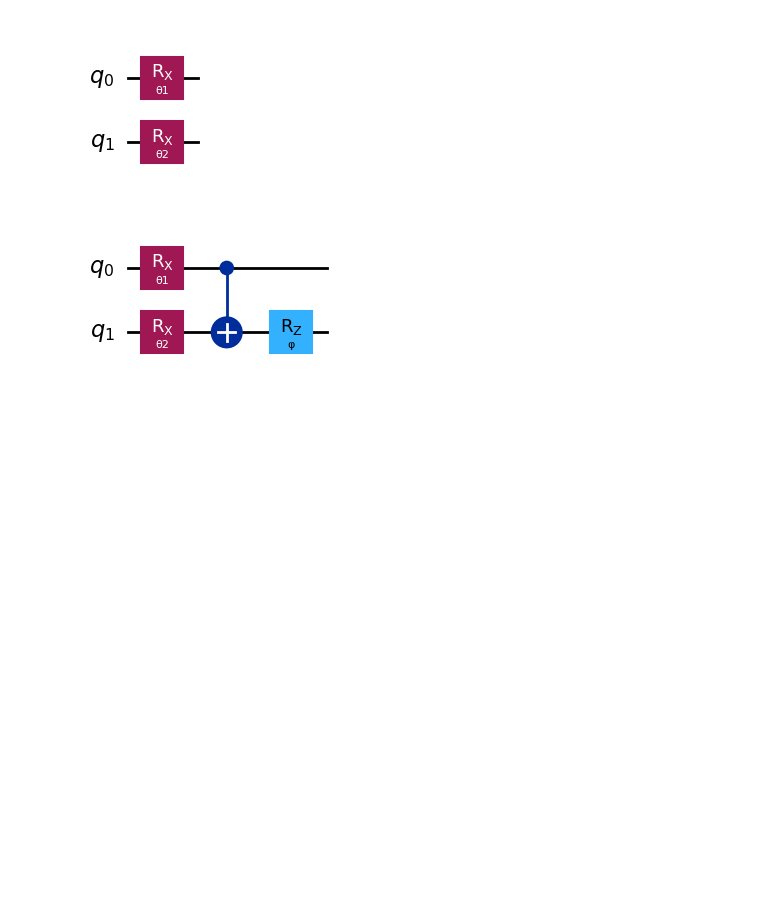
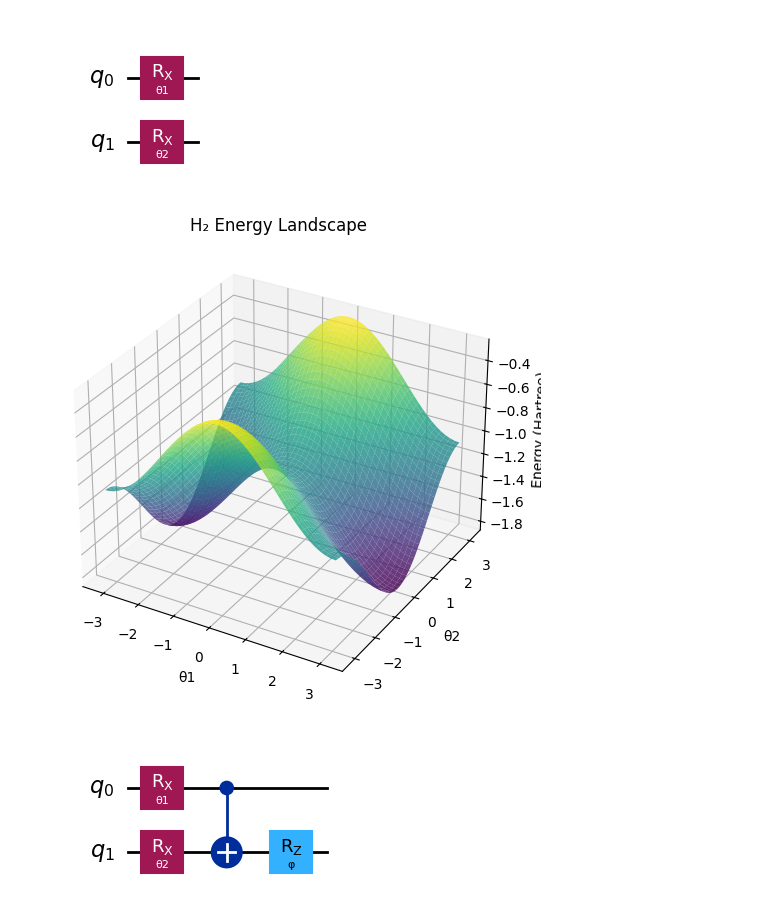
Before and after one commit to JoeyRogers-svg/Qiskit-fundamentals-course, a Jupyter notebook: 5-VQE-Hydrogen.ipynb, the cells around one changed output. Drawn from its saved outputs; the diff is of its cells as text; code cells hidden in the pictures; blank space fills up the shorter version.

Commit message:
add energies landscape for 2 parameter ansatz

```diff
--- a/5-VQE-Hydrogen.ipynb
+++ b/5-VQE-Hydrogen.ipynb
@@ -258,6 +258,39 @@ ansatz2q_1.rx(theta2, 1)
 ansatz2q_1.draw(output='mpl')
 # %% [output]
 [figure]
+# %%
+import matplotlib.pyplot as plt
+from qiskit.quantum_info import Statevector
+
+num_points = 50
+theta1_vals = np.linspace(-np.pi, np.pi, num_points)
+theta2_vals = np.linspace(-np.pi, np.pi, num_points)
+
+energies_2d = np.zeros((num_points, num_points))
+ansatz= ansatz2q_1
+
+for i, t1 in enumerate(theta1_vals):
+    for j, t2 in enumerate(theta2_vals):
+        bind_dict = {theta1: t1, theta2: t2}
+        bound_qc = ansatz.assign_parameters(bind_dict)
+        state = Statevector.from_instruction(bound_qc)
+        energies_2d[i, j] = state.expectation_value(qubit_p_op).real
+
+
+T1, T2 = np.meshgrid(theta1_vals, theta2_vals)
+
+fig = plt.figure(figsize=(8,6))
+ax = fig.add_subplot(111, projection='3d')
+
+ax.plot_surface(T1, T2, energies_2d.T, cmap='viridis', alpha=0.8)
+
+ax.set_xlabel("θ1")
+ax.set_ylabel("θ2")
+ax.set_zlabel("Energy (Hartree)")
+ax.set_title("H₂ Energy Landscape")
+plt.show()
+# %% [output]
+[figure, added]
 # %%
 theta1 = Parameter("θ1")
 theta2 = Parameter("θ2")
```
Also changed, not shown: parts of 1 cell of this notebook.
